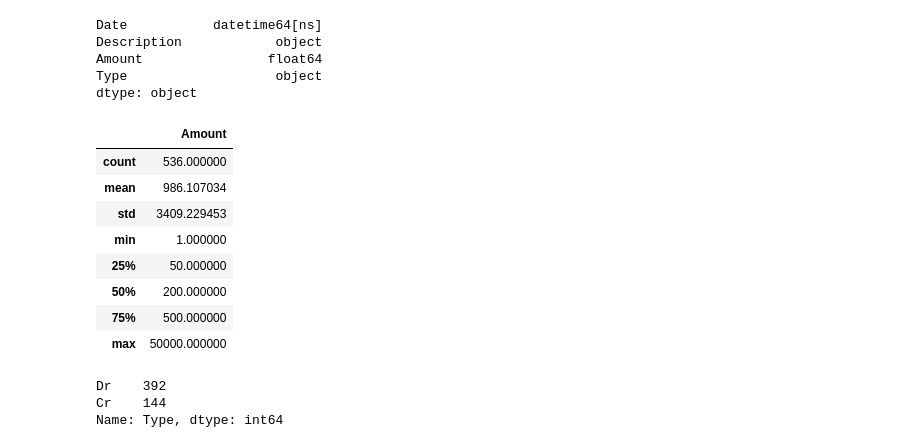
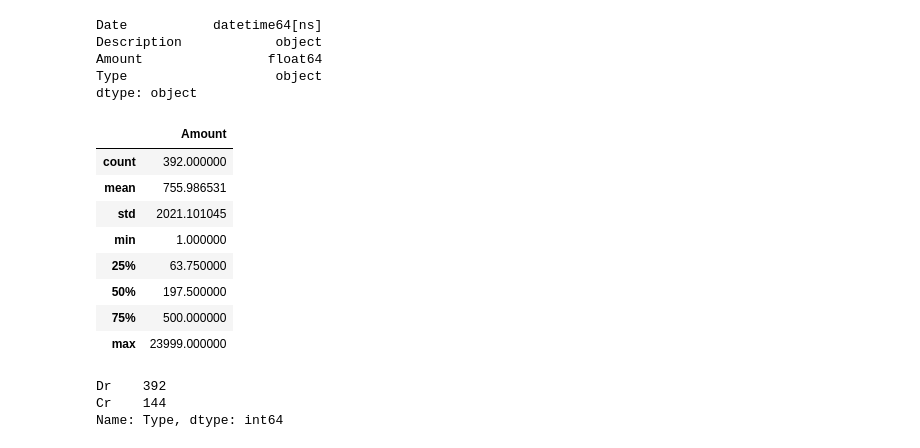
Before and after one commit to Ashwaniraj679/I-m-still-learning, a Jupyter notebook: My_bank_statement.ipynb, the cells around one changed output. Cells and saved outputs as stored; diff of their text form; code cells hidden in the pictures.

```diff
--- a/My_bank_statement.ipynb
+++ b/My_bank_statement.ipynb
@@ -30,17 +30,18 @@ Amount                float64
 Type                   object
 dtype: object
 # %%
-df.describe()
+df_2 = df[df['Type'] == 'Dr']
+df_2.describe()
 # %% [output]
 |  | Amount |
-| count | 536.000000 |
-| mean | 986.107034 |
-| std | 3409.229453 |
+| count | 392.000000 |
+| mean | 755.986531 |
+| std | 2021.101045 |
 | min | 1.000000 |
-| 25% | 50.000000 |
-| 50% | 200.000000 |
+| 25% | 63.750000 |
+| 50% | 197.500000 |
 | 75% | 500.000000 |
-| max | 50000.000000 |
+| max | 23999.000000 |
 # %%
 df['Type'].value_counts()
 # %% [output]
```
Also changed, not shown: parts of 10 cells of this notebook, 1 other file.
